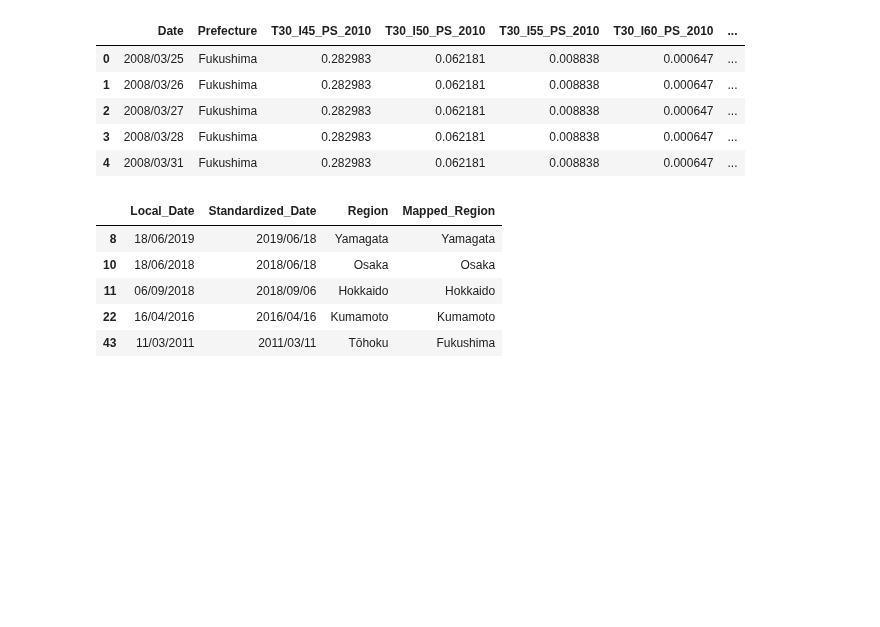
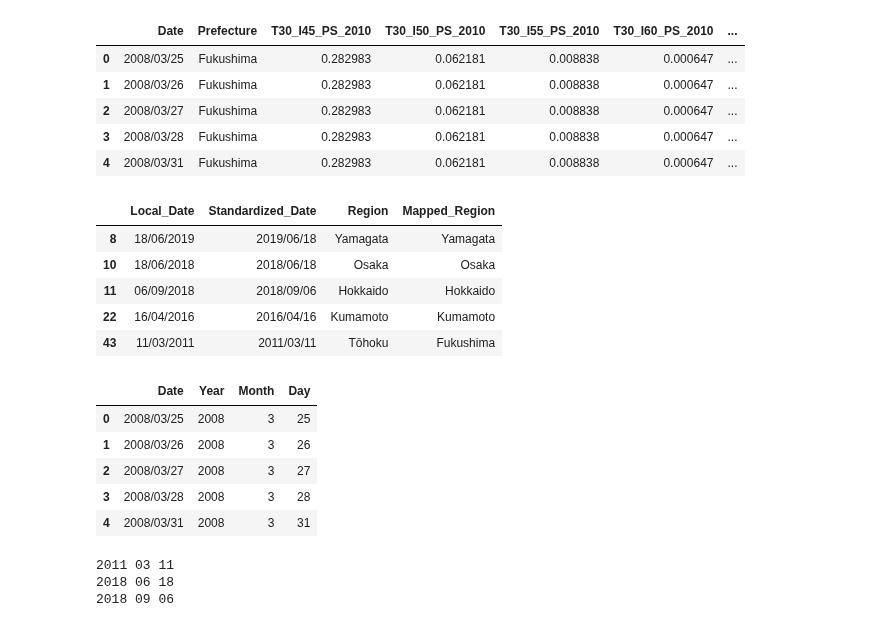
Before and after one commit to RussellzzZ/CausalInferenceDataScienceProject, a Jupyter notebook: data_project.ipynb, the cells around one changed output. Saved outputs shown, nothing was run; the diff lists cells and outputs as text; code cells hidden in the pictures; blank space fills up the shorter version.

```diff
--- a/data_project.ipynb
+++ b/data_project.ipynb
@@ -451,3 +462,15 @@ merged_df = pd.merge(long_df, earthquake_data, left_on=['Date', 'Prefecture'], r
 
 # Adding a column that indicates only the year from the 'Date' column in the merged dataset
 merged_df['Year'] = pd.to_datetime(merged_df['Date']).dt.year
+# %%
+merged_df['Month'] = pd.to_datetime(merged_df['Date']).dt.month
+merged_df['Day'] = pd.to_datetime(merged_df['Date']).dt.day
+# %%
+merged_df[['Date','Year', 'Month', 'Day']].head()
+# %% [output]
+|  | Date | Year | Month | Day |
+| 0 | 2008/03/25 | 2008 | 3 | 25 |
+| 1 | 2008/03/26 | 2008 | 3 | 26 |
+| 2 | 2008/03/27 | 2008 | 3 | 27 |
+| 3 | 2008/03/28 | 2008 | 3 | 28 |
+| 4 | 2008/03/31 | 2008 | 3 | 31 |
@@ -472,6 +543,16 @@ for id in event_ids:
     event_name = id.split("_")[-1]
     merged_df.rename(columns={id: f'Earthquake_Dummy_{event_name}'}, inplace=True)
     merged_df[f'Interaction_Term_{event_name}'] = merged_df[f'Earthquake_Dummy_{event_name}'] * merged_df['Mw'].fillna(0)
+# %%
+for date in event_dates:
+    yyyy = date.split("/")[0]
+    mm = date.split("/")[1]
+    dd = date.split("/")[2]
+    print(yyyy, mm, dd)
+# %% [output]
+2011 03 11
+2018 06 18
+2018 09 06
 # %%
 # Convert 'Mw' to numeric, handling non-numeric entries
 merged_df['Mw'] = pd.to_numeric(merged_df['Mw'], errors='coerce')
```
Also changed, not shown: parts of 9 cells of this notebook, 1 other file.
